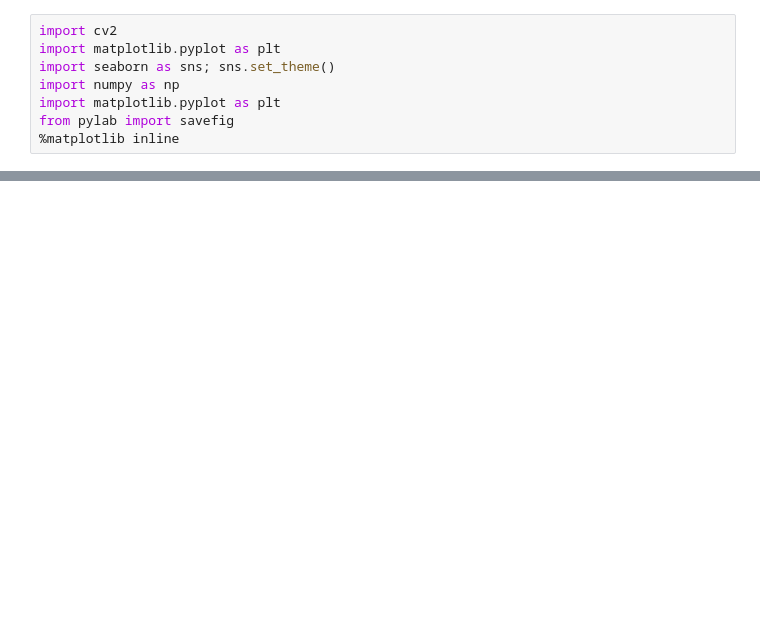
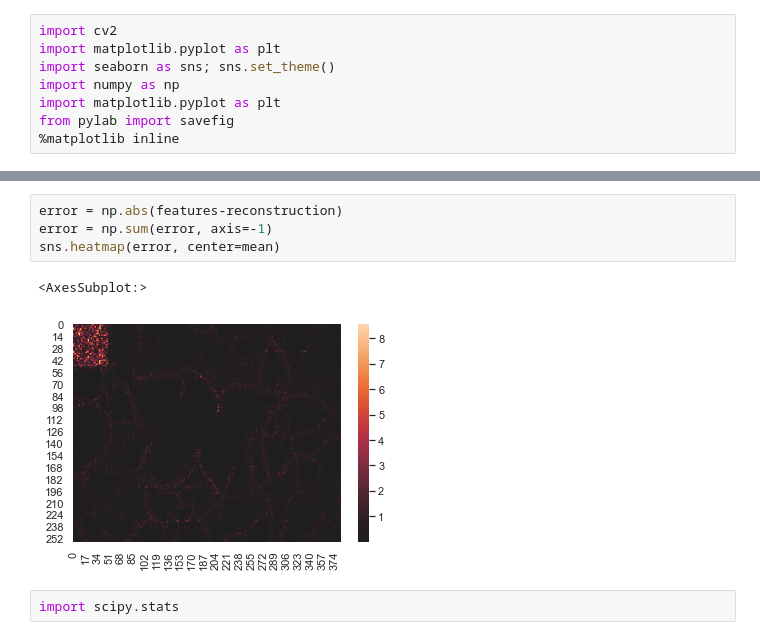
Before and after one commit to geoffroyO/sVae, a Jupyter notebook: src/img_test/test_results.ipynb, the cells around one changed output, grey strips where cells are left out. Saved outputs shown, nothing was run; the diff lists cells and outputs as text; blank space fills up the shorter version.

```diff
--- a/src/img_test/test_results.ipynb
+++ b/src/img_test/test_results.ipynb
@@ -27,0 +44,9 @@ sns.heatmap(error)
+# %%
+error = np.abs(features-reconstruction)
+error = np.sum(error, axis=-1)
+sns.heatmap(error, center=mean)
+# %% [output]
+<AxesSubplot:>
+[figure, added]
+# %%
+import scipy.stats
```
Also changed, not shown: parts of 5 cells of this notebook, 15 other files.
